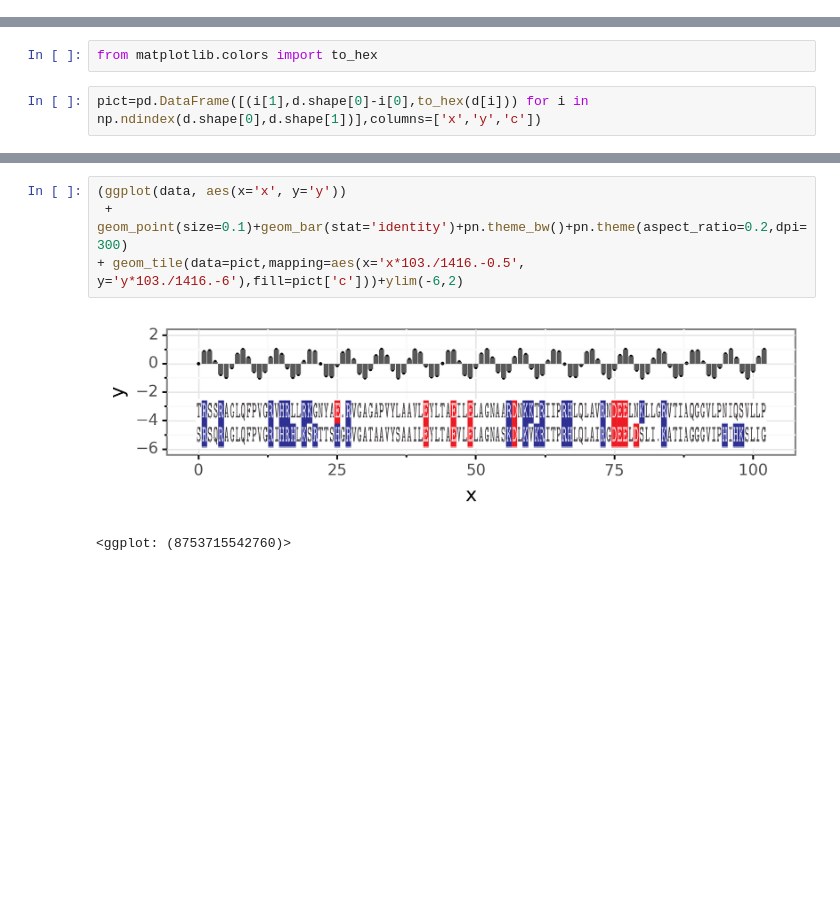
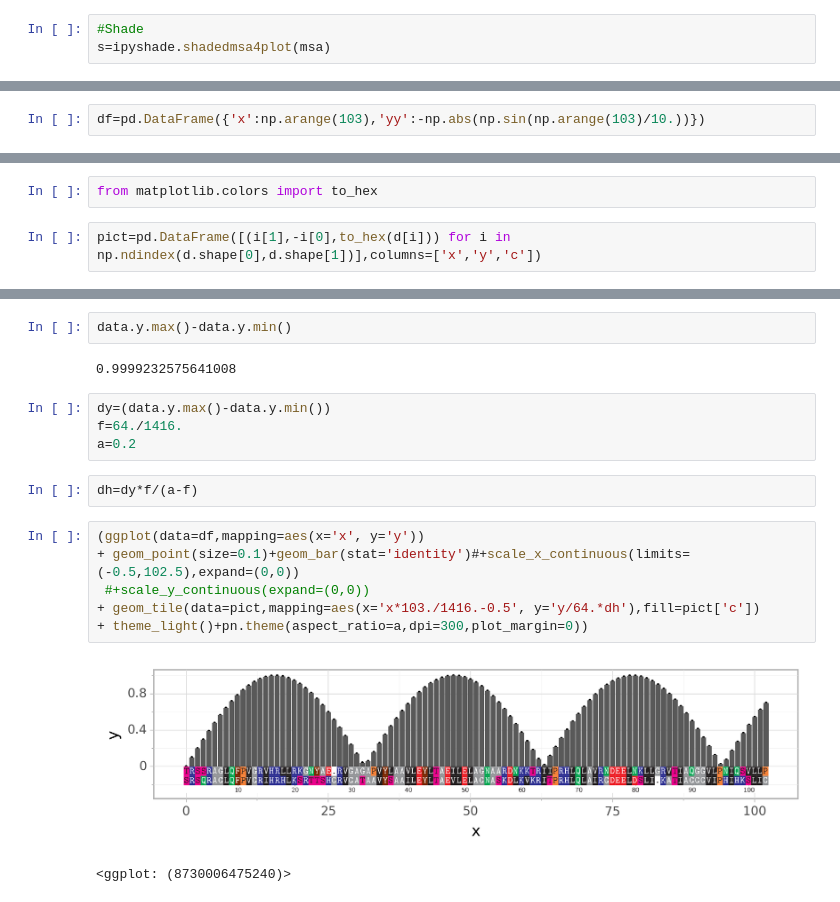
Before and after one commit to intbio/seqplot, a Jupyter notebook: devel.ipynb, the cells around one changed output, grey strips where cells are left out. Cells and saved outputs as stored; diff of their text form; blank space fills up the shorter version.

```diff
--- a/devel.ipynb
+++ b/devel.ipynb
@@ -40,0 +25,3 @@ s=ipyshade.shadedmsa(msa,\
+# %%
+#Shade
+s=ipyshade.shadedmsa4plot(msa)
@@ -40,0 +32,2 @@ s=ipyshade.shadedmsa(msa,\
+# %%
+df=pd.DataFrame({'x':np.arange(103),'yy':-np.abs(np.sin(np.arange(103)/10.))})
@@ -55,4 +60,4 @@ d.shape
 # %%
 from matplotlib.colors import to_hex
 # %%
-pict=pd.DataFrame([(i[1],d.shape[0]-i[0],to_hex(d[i])) for i in np.ndindex(d.shape[0],d.shape[1])],columns=['x','y','c'])
+pict=pd.DataFrame([(i[1],-i[0],to_hex(d[i])) for i in np.ndindex(d.shape[0],d.shape[1])],columns=['x','y','c'])
@@ -61,7 +80,19 @@ data=pd.DataFrame({'x':np.arange(103),'y':np.sin(np.arange(103))})
+# %%
+data.y.max()-data.y.min()
+# %% [output]
+0.9999232575641008
+# %%
+dy=(data.y.max()-data.y.min())
+f=64./1416.
+a=0.2
+# %%
+dh=dy*f/(a-f)
 # %%
-(ggplot(data, aes(x='x', y='y'))
- + geom_point(size=0.1)+geom_bar(stat='identity')+pn.theme_bw()+pn.theme(aspect_ratio=0.2,dpi=300)
-+ geom_tile(data=pict,mapping=aes(x='x*103./1416.-0.5', y='y*103./1416.-6'),fill=pict['c']))+ylim(-6,2)
+(ggplot(data=df,mapping=aes(x='x', y='y'))
++ geom_point(size=0.1)+geom_bar(stat='identity')#+scale_x_continuous(limits=(-0.5,102.5),expand=(0,0))
+ #+scale_y_continuous(expand=(0,0))
++ geom_tile(data=pict,mapping=aes(x='x*103./1416.-0.5', y='y/64.*dh'),fill=pict['c'])
++ theme_light()+pn.theme(aspect_ratio=a,dpi=300,plot_margin=0))
 # %% [output]
-[figure, old version]
+[figure, new version]
-<ggplot: (8753715542760)>
+<ggplot: (8730006475240)>
```
Also changed, not shown: parts of 14 cells of this notebook, 24 other files.
